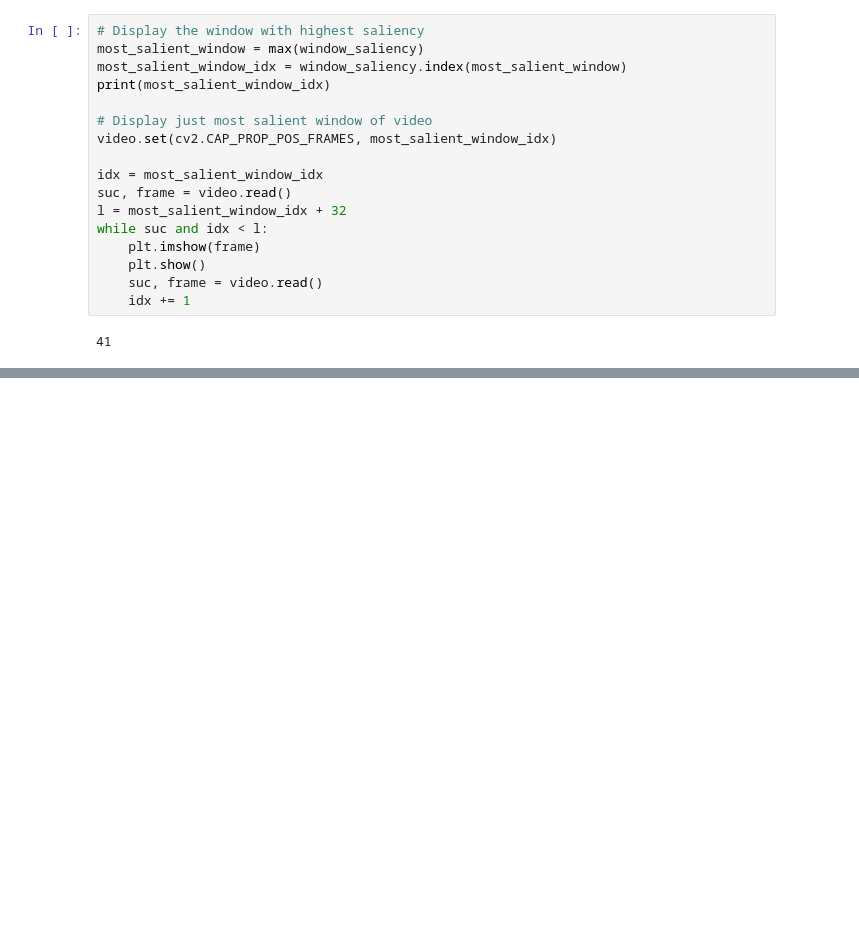
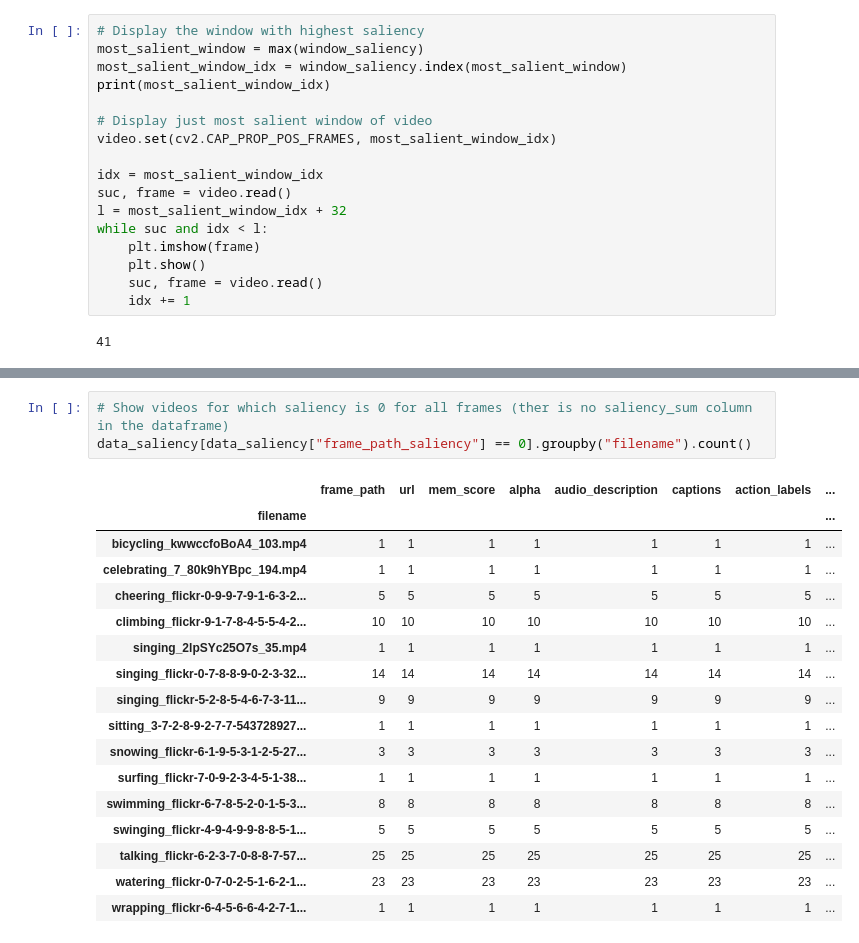
Before and after one commit to imartinf/multimemo, a Jupyter notebook: notebooks/compute_video_saliency.ipynb, the cells around one changed output, grey strips where cells are left out. Drawn from its saved outputs; the diff is of its cells as text; blank space fills up the shorter version.

```diff
--- a/notebooks/compute_video_saliency.ipynb
+++ b/notebooks/compute_video_saliency.ipynb
@@ -226,0 +253,21 @@ while suc and idx < l:
+# %%
+# Show videos for which saliency is 0 for all frames (ther is no saliency_sum column in the dataframe)
+data_saliency[data_saliency["frame_path_saliency"] == 0].groupby("filename").count()
+# %% [output]
+|  | frame_path | url | mem_score | alpha | audio_description | captions | action_labels | ... |
+| filename |  |  |  |  |  |  |  | ... |
+| bicycling_kwwccfoBoA4_103.mp4 | 1 | 1 | 1 | 1 | 1 | 1 | 1 | ... |
+| celebrating_7_80k9hYBpc_194.mp4 | 1 | 1 | 1 | 1 | 1 | 1 | 1 | ... |
+| cheering_flickr-0-9-9-7-9-1-6-3-2... | 5 | 5 | 5 | 5 | 5 | 5 | 5 | ... |
+| climbing_flickr-9-1-7-8-4-5-5-4-2... | 10 | 10 | 10 | 10 | 10 | 10 | 10 | ... |
+| singing_2lpSYc25O7s_35.mp4 | 1 | 1 | 1 | 1 | 1 | 1 | 1 | ... |
+| singing_flickr-0-7-8-8-9-0-2-3-32... | 14 | 14 | 14 | 14 | 14 | 14 | 14 | ... |
+| singing_flickr-5-2-8-5-4-6-7-3-11... | 9 | 9 | 9 | 9 | 9 | 9 | 9 | ... |
+| sitting_3-7-2-8-9-2-7-7-543728927... | 1 | 1 | 1 | 1 | 1 | 1 | 1 | ... |
+| snowing_flickr-6-1-9-5-3-1-2-5-27... | 3 | 3 | 3 | 3 | 3 | 3 | 3 | ... |
+| surfing_flickr-7-0-9-2-3-4-5-1-38... | 1 | 1 | 1 | 1 | 1 | 1 | 1 | ... |
+| swimming_flickr-6-7-8-5-2-0-1-5-3... | 8 | 8 | 8 | 8 | 8 | 8 | 8 | ... |
+| swinging_flickr-4-9-4-9-9-8-8-5-1... | 5 | 5 | 5 | 5 | 5 | 5 | 5 | ... |
+| talking_flickr-6-2-3-7-0-8-8-7-57... | 25 | 25 | 25 | 25 | 25 | 25 | 25 | ... |
+| watering_flickr-0-7-0-2-5-1-6-2-1... | 23 | 23 | 23 | 23 | 23 | 23 | 23 | ... |
+| wrapping_flickr-6-4-5-6-6-4-2-7-1... | 1 | 1 | 1 | 1 | 1 | 1 | 1 | ... |
```
Also changed, not shown: parts of 12 cells of this notebook, 7 other files.
